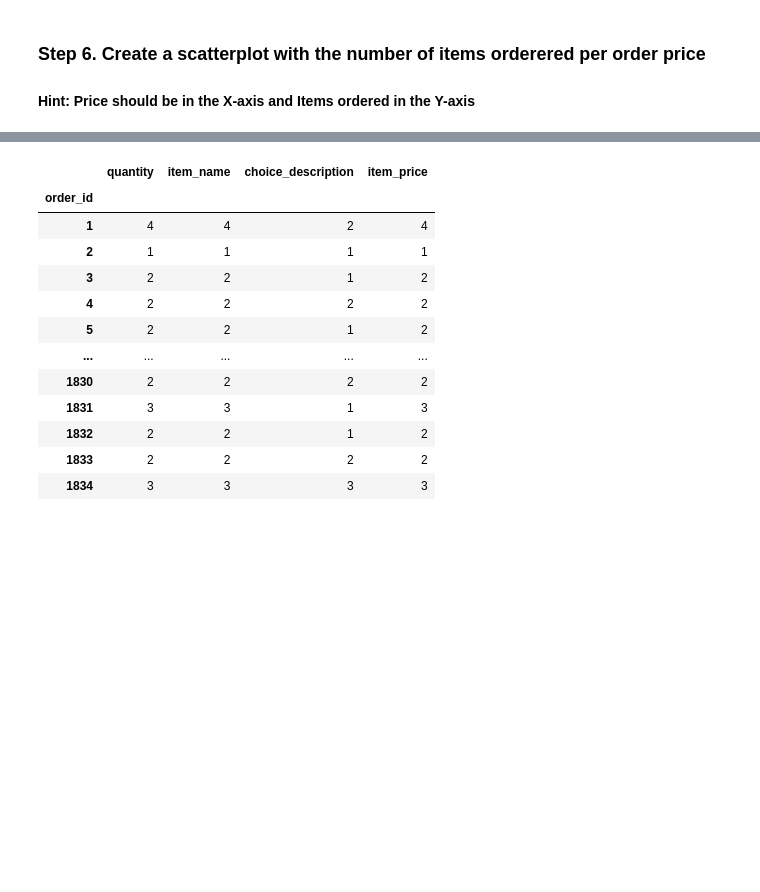
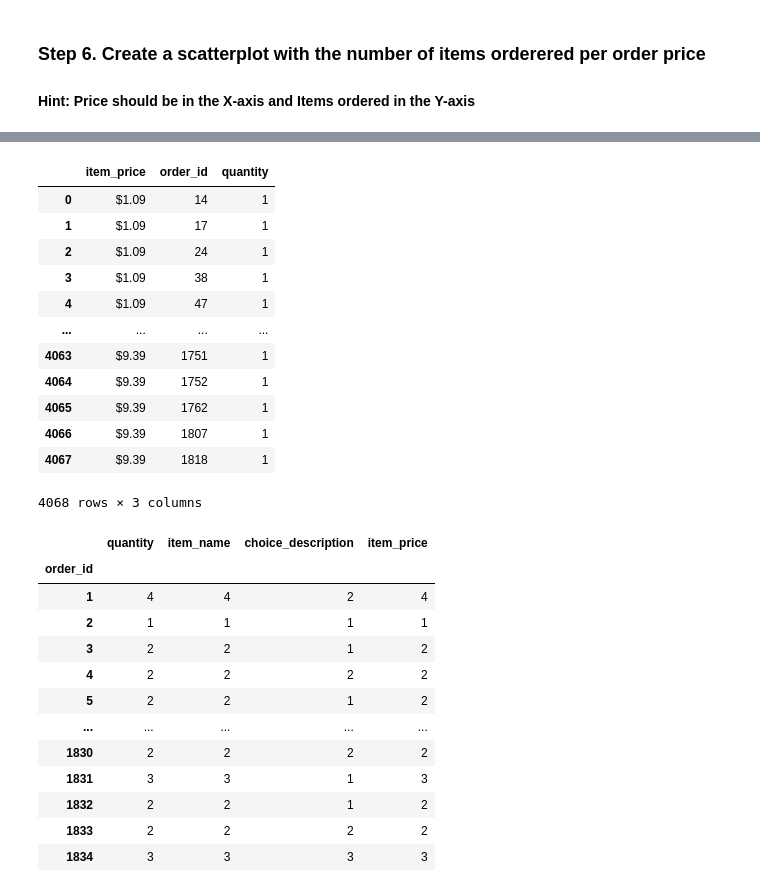
Before and after one commit to ismael-araujo/pandas-exercise, a Jupyter notebook: 07_Visualization/Chipotle/Exercises.ipynb, the cells around one changed output, grey strips where cells are left out. Drawn from its saved outputs; the diff is of its cells as text; code cells hidden in the pictures; blank space fills up the shorter version.

```diff
--- a/07_Visualization/Chipotle/Exercises.ipynb
+++ b/07_Visualization/Chipotle/Exercises.ipynb
@@ -75,3 +100,19 @@ chipo.groupby('order_id').sum()
+# %%
+orders
+# %% [output]
+|  | item_price | order_id | quantity |
+| 0 | $1.09 | 14 | 1 |
+| 1 | $1.09 | 17 | 1 |
+| 2 | $1.09 | 24 | 1 |
+| 3 | $1.09 | 38 | 1 |
+| 4 | $1.09 | 47 | 1 |
+| ... | ... | ... | ... |
+| 4063 | $9.39 | 1751 | 1 |
+| 4064 | $9.39 | 1752 | 1 |
+| 4065 | $9.39 | 1762 | 1 |
+| 4066 | $9.39 | 1807 | 1 |
+| 4067 | $9.39 | 1818 | 1 |
+4068 rows × 3 columns
 # %%
 chipo.groupby('order_id').count()
 # %% [output]
```
Also changed, not shown: parts of 4 cells of this notebook.
